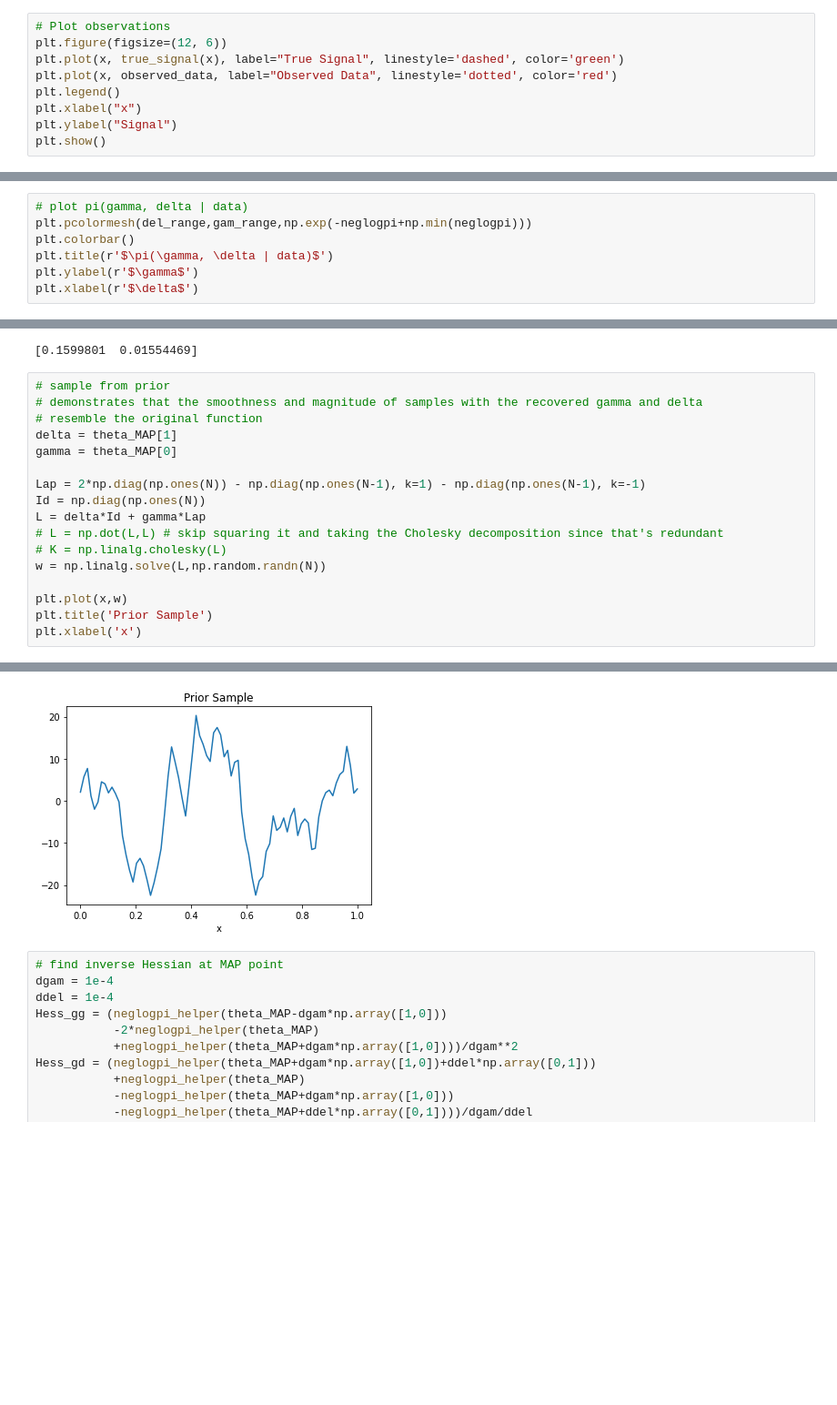
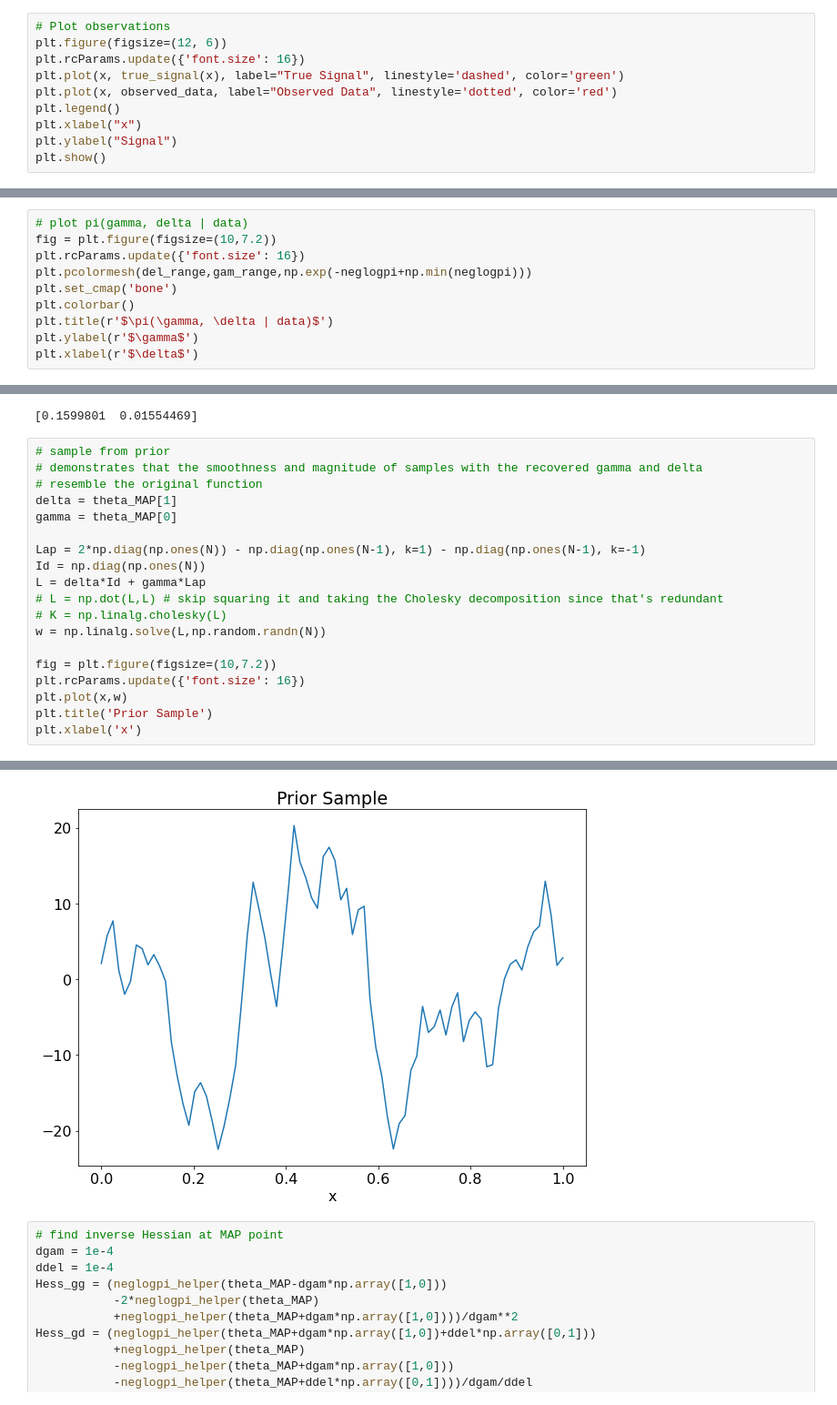
Before and after one commit to soniareilly/PDE_INLA, a Jupyter notebook: 1D_example_two_parameters_INLA.ipynb, the cells around one changed output, grey strips where cells are left out. Shown at 91% size. Drawn from its saved outputs; the diff is of its cells as text; blank space fills up the shorter version.

```diff
--- a/1D_example_two_parameters_INLA.ipynb
+++ b/1D_example_two_parameters_INLA.ipynb
@@ -98,6 +98,7 @@ delta_initial = 0.4
 # %%
 # Plot observations
 plt.figure(figsize=(12, 6))
+plt.rcParams.update({'font.size': 16})
 plt.plot(x, true_signal(x), label="True Signal", linestyle='dashed', color='green')
 plt.plot(x, observed_data, label="Observed Data", linestyle='dotted', color='red')
 plt.legend()
@@ -129,7 +130,10 @@ for i in range(len(gam_range)):
         uQus[i,j] = -uQu_ij
 # %%
 # plot pi(gamma, delta | data)
+fig = plt.figure(figsize=(10,7.2))
+plt.rcParams.update({'font.size': 16})
 plt.pcolormesh(del_range,gam_range,np.exp(-neglogpi+np.min(neglogpi)))
+plt.set_cmap('bone')
 plt.colorbar()
 plt.title(r'$\pi(\gamma, \delta | data)$')
 plt.ylabel(r'$\gamma$')
@@ -151,23 +155,25 @@ print(theta_MAP)
 # %%
 # sample from prior
 # demonstrates that the smoothness and magnitude of samples with the recovered gamma and delta
 # resemble the original function
 delta = theta_MAP[1]
 gamma = theta_MAP[0]
 
 Lap = 2*np.diag(np.ones(N)) - np.diag(np.ones(N-1), k=1) - np.diag(np.ones(N-1), k=-1)
 Id = np.diag(np.ones(N))
 L = delta*Id + gamma*Lap
 # L = np.dot(L,L) # skip squaring it and taking the Cholesky decomposition since that's redundant
 # K = np.linalg.cholesky(L)
 w = np.linalg.solve(L,np.random.randn(N))
 
+fig = plt.figure(figsize=(10,7.2))
+plt.rcParams.update({'font.size': 16})
 plt.plot(x,w)
 plt.title('Prior Sample')
 plt.xlabel('x')
 # %% [output]
 Text(0.5, 0, 'x')
-[figure, old version]
+[figure, new version]
 # %%
 # find inverse Hessian at MAP point
 dgam = 1e-4
```
Also changed, not shown: parts of 3 cells of this notebook, 1 other file.
